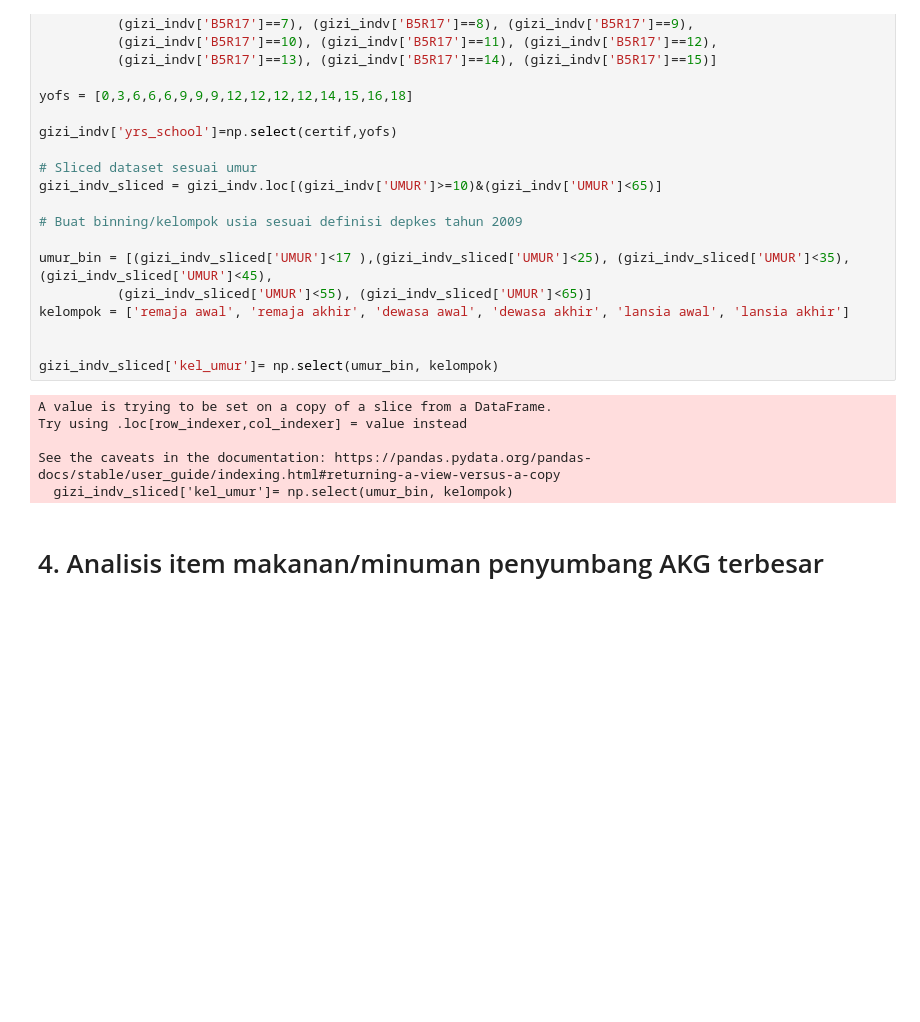
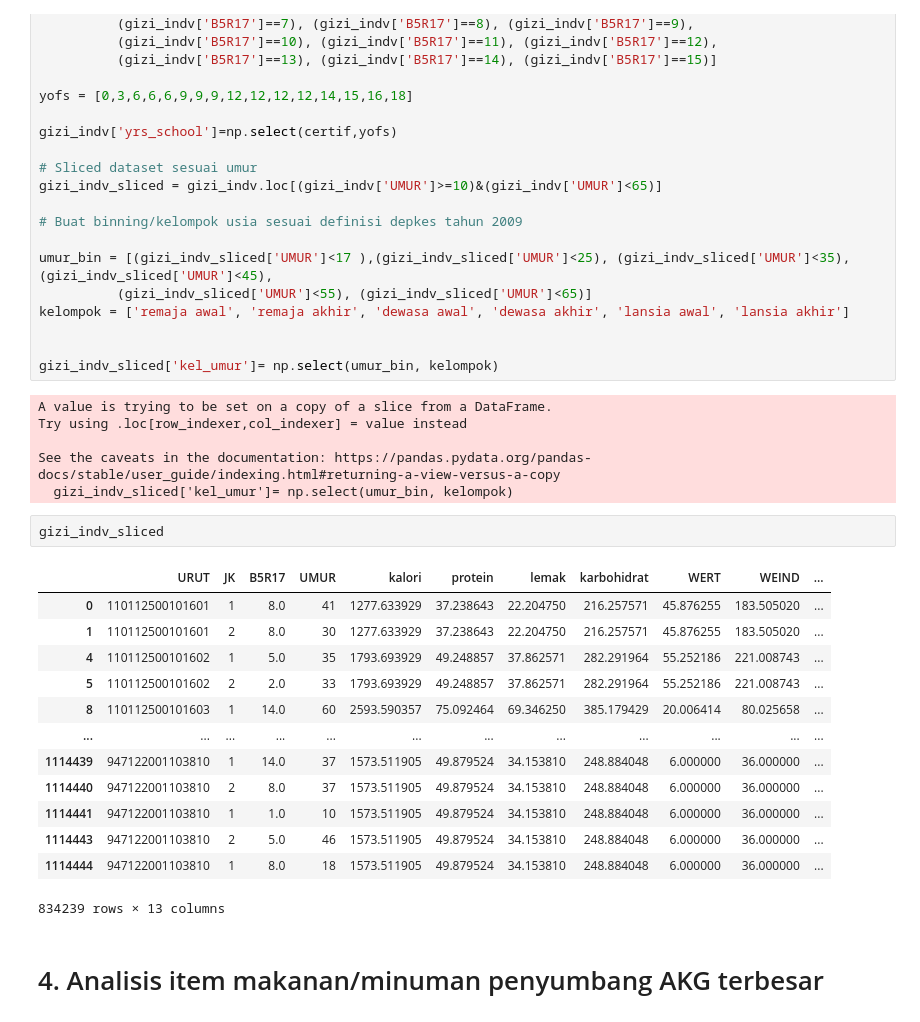
Before and after one commit to davidsirait/projectlab_susenas, a Jupyter notebook: Susenas - Gizi v2.ipynb, the cells around one changed output. Saved outputs shown, nothing was run; the diff lists cells and outputs as text; blank space fills up the shorter version.

```diff
--- a/Susenas - Gizi v2.ipynb
+++ b/Susenas - Gizi v2.ipynb
@@ -825,6 +841,22 @@ Try using .loc[row_indexer,col_indexer] = value instead
 
 See the caveats in the documentation: https://pandas.pydata.org/pandas-docs/stable/user_guide/indexing.html#returning-a-view-versus-a-copy
   gizi_indv_sliced['kel_umur']= np.select(umur_bin, kelompok)
+# %%
+gizi_indv_sliced
+# %% [output]
+|  | URUT | JK | B5R17 | UMUR | kalori | protein | lemak | karbohidrat | WERT | WEIND | ... |
+| 0 | 110112500101601 | 1 | 8.0 | 41 | 1277.633929 | 37.238643 | 22.204750 | 216.257571 | 45.876255 | 183.505020 | ... |
+| 1 | 110112500101601 | 2 | 8.0 | 30 | 1277.633929 | 37.238643 | 22.204750 | 216.257571 | 45.876255 | 183.505020 | ... |
+| 4 | 110112500101602 | 1 | 5.0 | 35 | 1793.693929 | 49.248857 | 37.862571 | 282.291964 | 55.252186 | 221.008743 | ... |
+| 5 | 110112500101602 | 2 | 2.0 | 33 | 1793.693929 | 49.248857 | 37.862571 | 282.291964 | 55.252186 | 221.008743 | ... |
+| 8 | 110112500101603 | 1 | 14.0 | 60 | 2593.590357 | 75.092464 | 69.346250 | 385.179429 | 20.006414 | 80.025658 | ... |
+| ... | ... | ... | ... | ... | ... | ... | ... | ... | ... | ... | ... |
+| 1114439 | 947122001103810 | 1 | 14.0 | 37 | 1573.511905 | 49.879524 | 34.153810 | 248.884048 | 6.000000 | 36.000000 | ... |
+| 1114440 | 947122001103810 | 2 | 8.0 | 37 | 1573.511905 | 49.879524 | 34.153810 | 248.884048 | 6.000000 | 36.000000 | ... |
+| 1114441 | 947122001103810 | 1 | 1.0 | 10 | 1573.511905 | 49.879524 | 34.153810 | 248.884048 | 6.000000 | 36.000000 | ... |
+| 1114443 | 947122001103810 | 2 | 5.0 | 46 | 1573.511905 | 49.879524 | 34.153810 | 248.884048 | 6.000000 | 36.000000 | ... |
+| 1114444 | 947122001103810 | 1 | 8.0 | 18 | 1573.511905 | 49.879524 | 34.153810 | 248.884048 | 6.000000 | 36.000000 | ... |
+834239 rows × 13 columns
 # %% [markdown]
 # 4. Analisis item makanan/minuman penyumbang AKG terbesar
 # %% [markdown]
```
Also changed, not shown: parts of 32 cells of this notebook, 1 other file.
